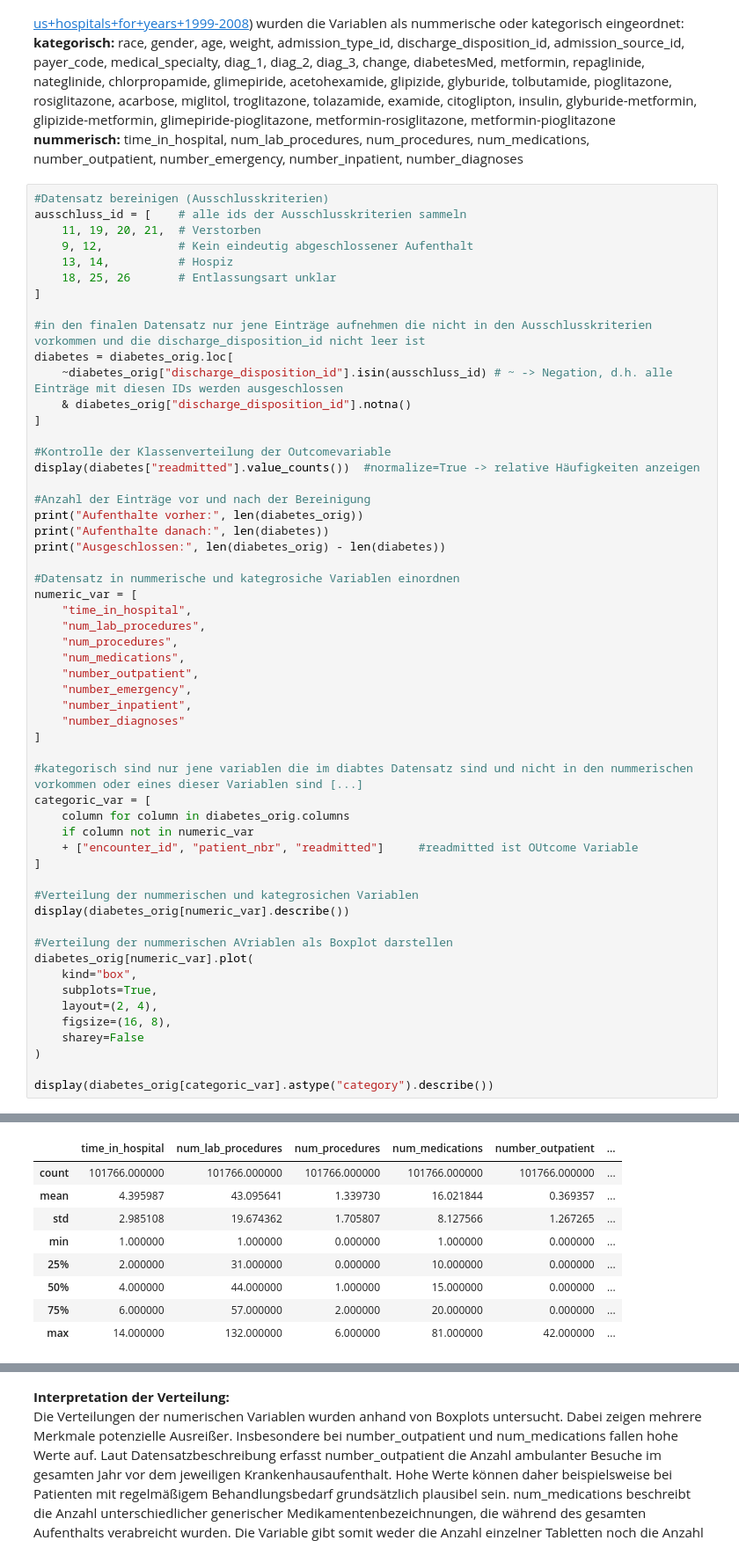
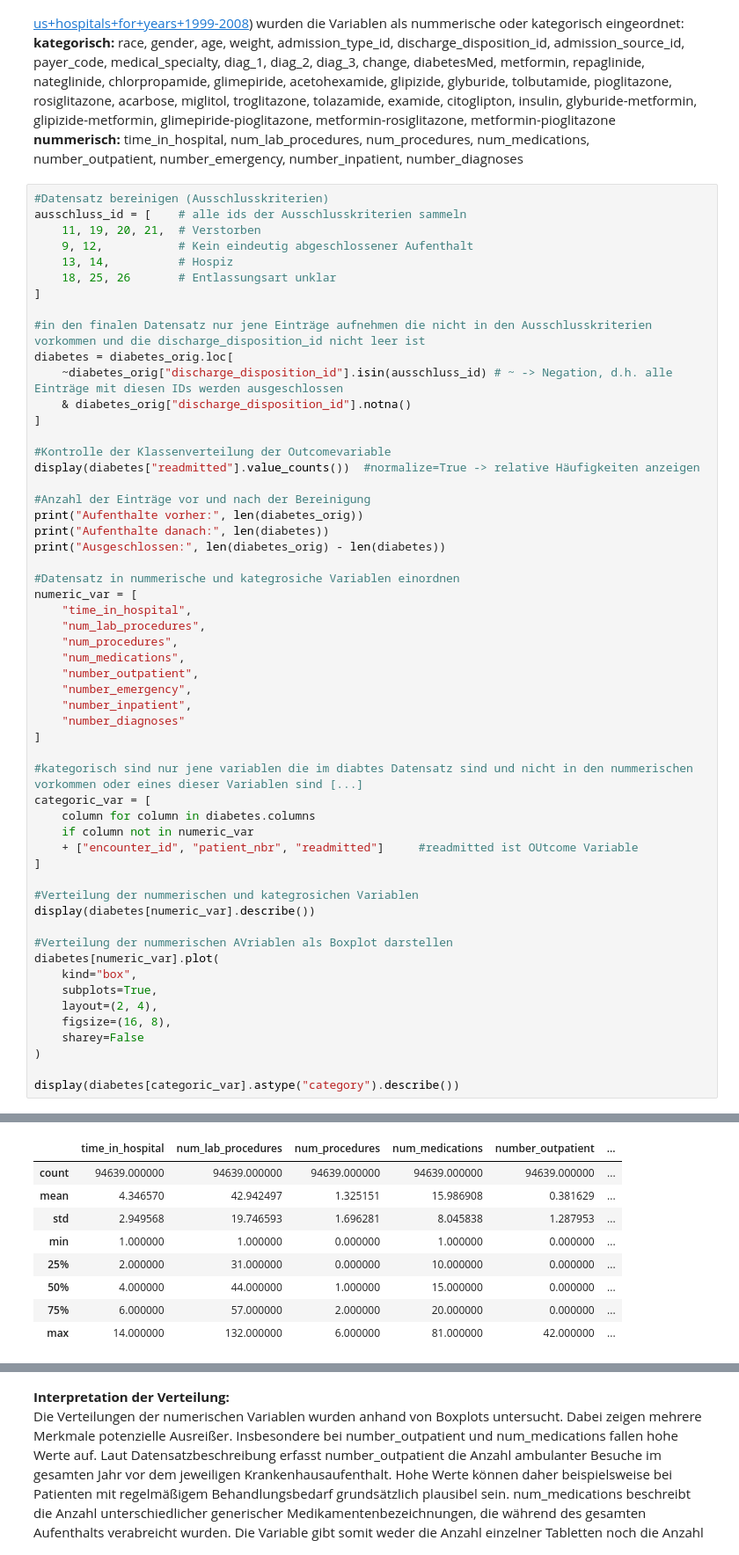
Before and after one commit to Marcinho2107/KIGW, a Jupyter notebook: ue1/ue1_elbischger_krauss.ipynb, the cells around one changed output, grey strips where cells are left out. Shown at 88% size. Drawn from its saved outputs; the diff is of its cells as text.

```diff
--- a/ue1/ue1_elbischger_krauss.ipynb
+++ b/ue1/ue1_elbischger_krauss.ipynb
@@ -139,40 +139,40 @@ numeric_var = [
     "number_inpatient",
     "number_diagnoses"
 ]
 
 #kategorisch sind nur jene variablen die im diabtes Datensatz sind und nicht in den nummerischen vorkommen oder eines dieser Variablen sind [...]
 categoric_var = [
-    column for column in diabetes_orig.columns
+    column for column in diabetes.columns
     if column not in numeric_var
     + ["encounter_id", "patient_nbr", "readmitted"]     #readmitted ist OUtcome Variable
 ]
 
 #Verteilung der nummerischen und kategrosichen Variablen
-display(diabetes_orig[numeric_var].describe())
+display(diabetes[numeric_var].describe())
 
 #Verteilung der nummerischen AVriablen als Boxplot darstellen
-diabetes_orig[numeric_var].plot(
+diabetes[numeric_var].plot(
     kind="box",
     subplots=True,
     layout=(2, 4),
     figsize=(16, 8),
     sharey=False
 )
 
-display(diabetes_orig[categoric_var].astype("category").describe())
+display(diabetes[categoric_var].astype("category").describe())
 # %% [output]
 readmitted
 NO     49790
 >30    34097
 <30    10752
 Name: count, dtype: int64
 Aufenthalte vorher: 101766
 Aufenthalte danach: 94639
 Ausgeschlossen: 7127
 |  | time_in_hospital | num_lab_procedures | num_procedures | num_medications | number_outpatient | ... |
-| count | 101766.000000 | 101766.000000 | 101766.000000 | 101766.000000 | 101766.000000 | ... |
-| mean | 4.395987 | 43.095641 | 1.339730 | 16.021844 | 0.369357 | ... |
-| std | 2.985108 | 19.674362 | 1.705807 | 8.127566 | 1.267265 | ... |
+| count | 94639.000000 | 94639.000000 | 94639.000000 | 94639.000000 | 94639.000000 | ... |
+| mean | 4.346570 | 42.942497 | 1.325151 | 15.986908 | 0.381629 | ... |
+| std | 2.949568 | 19.746593 | 1.696281 | 8.045838 | 1.287953 | ... |
 | min | 1.000000 | 1.000000 | 0.000000 | 1.000000 | 0.000000 | ... |
 | 25% | 2.000000 | 31.000000 | 0.000000 | 10.000000 | 0.000000 | ... |
 | 50% | 4.000000 | 44.000000 | 1.000000 | 15.000000 | 0.000000 | ... |
```
Also changed, not shown: parts of 9 cells of this notebook.
